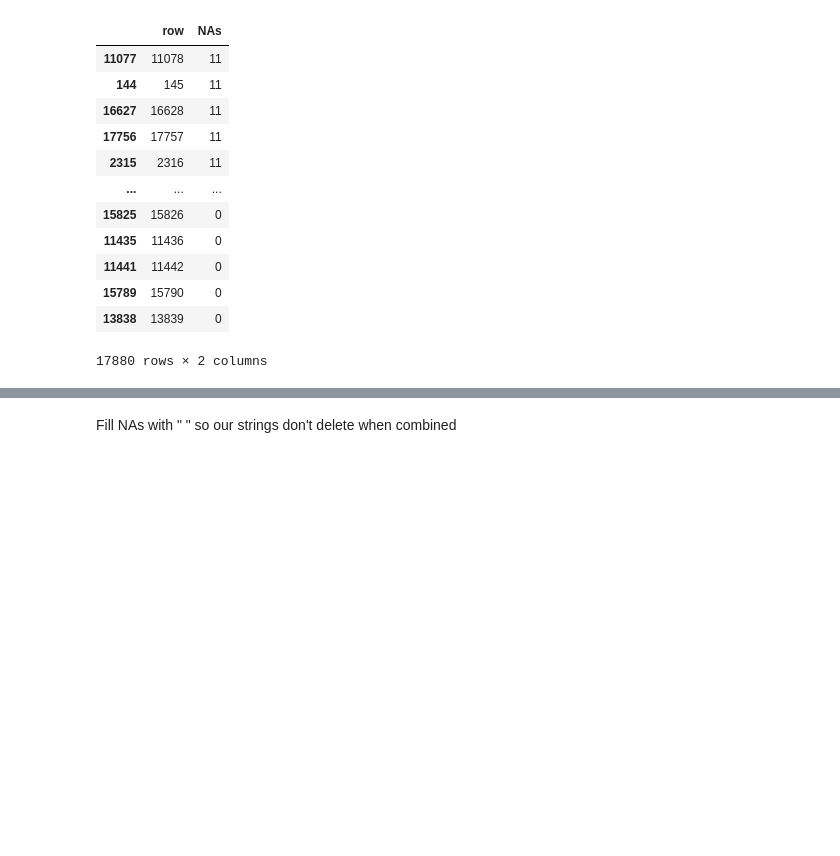
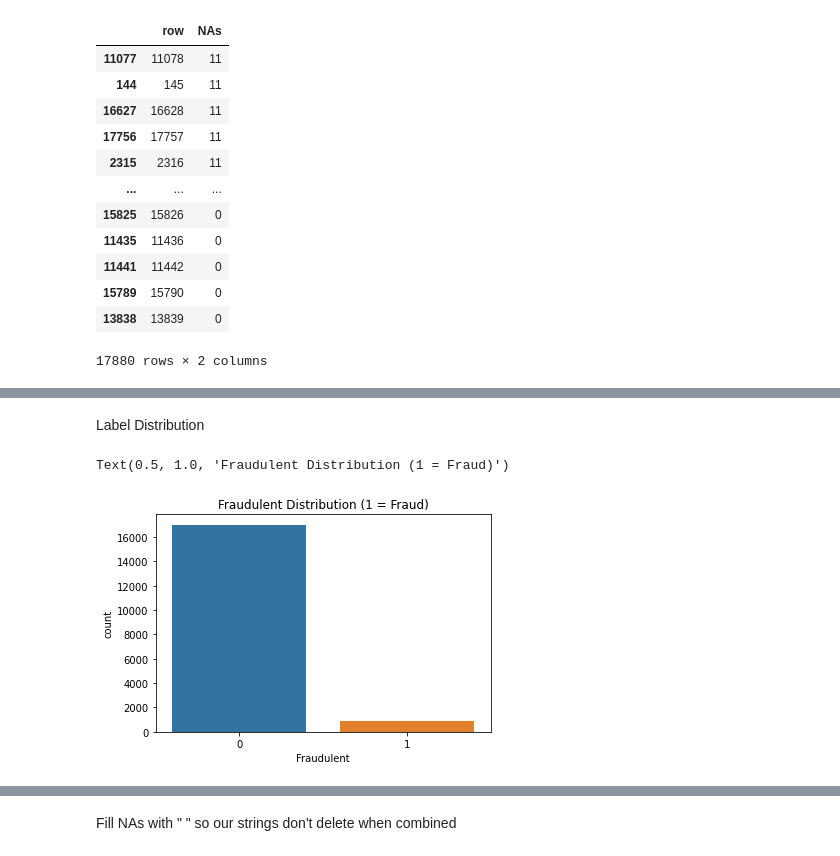
Before and after one commit to hunterblum/Job-Fraud-Detection, a Jupyter notebook: Group2_ML_Final.ipynb, the cells around one changed output, grey strips where cells are left out. Saved outputs shown, nothing was run; the diff lists cells and outputs as text; code cells hidden in the pictures; blank space fills up the shorter version.

```diff
--- a/Group2_ML_Final.ipynb
+++ b/Group2_ML_Final.ipynb
@@ -93,0 +164,12 @@ NA_row
+# %% [markdown]
+Label Distribution
+# %%
+labels = Job['fraudulent']
+
+
+sns.countplot(labels)
+plt.xlabel("Fraudulent")
+plt.title("Fraudulent Distribution (1 = Fraud)")
+# %% [output]
+Text(0.5, 1.0, 'Fraudulent Distribution (1 = Fraud)')
+[figure, added]
```
Also changed, not shown: parts of 33 cells of this notebook.
